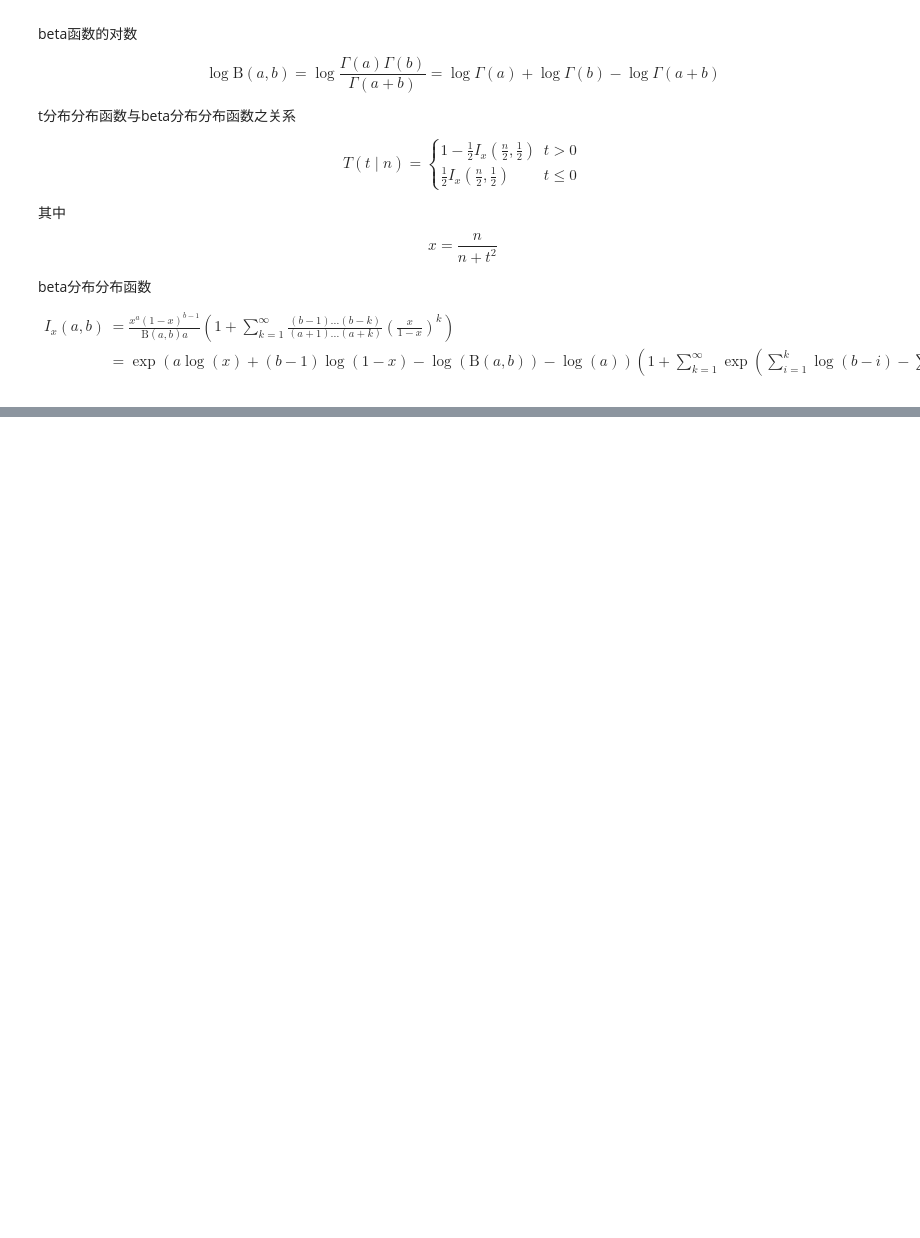
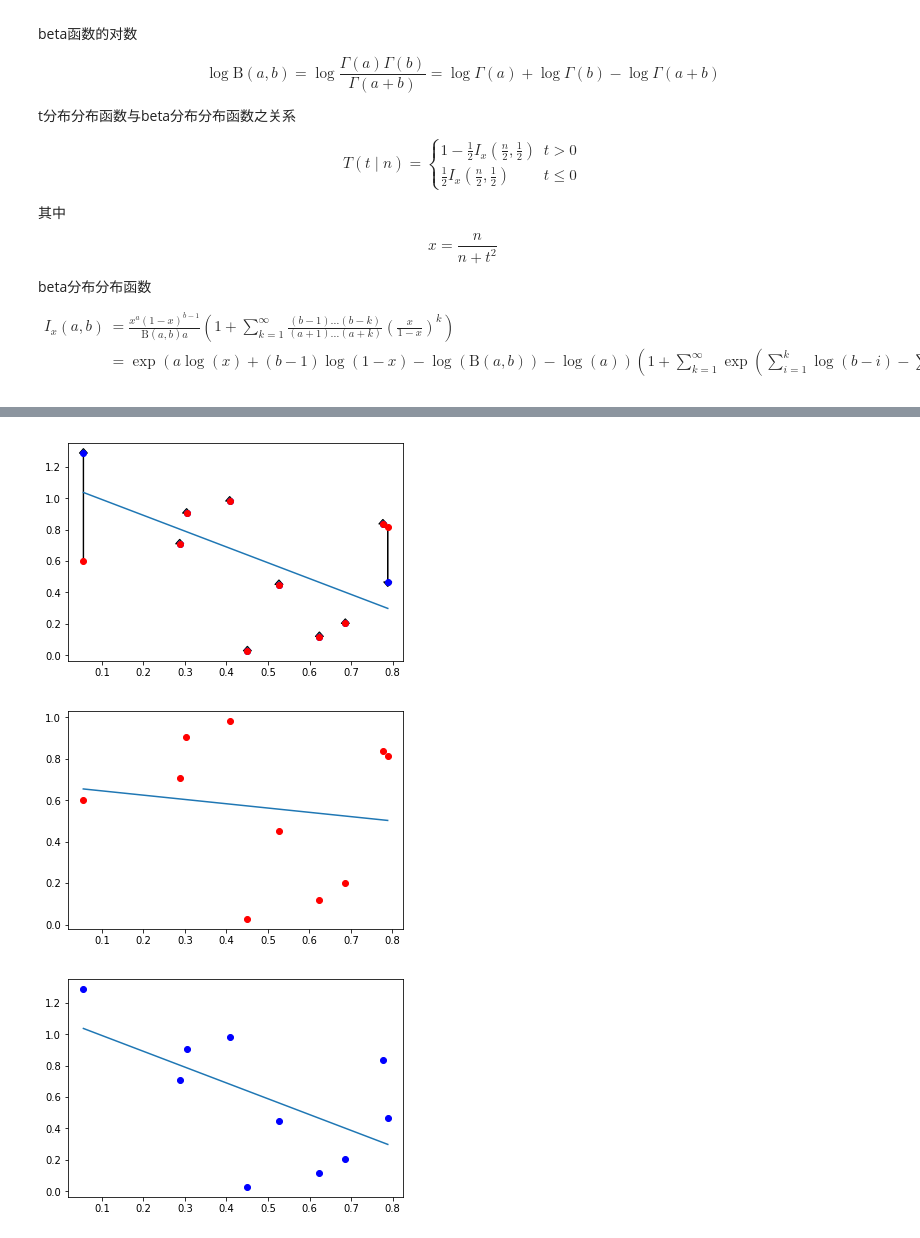
Before and after one commit to yiyuezhuo/Mathematical-statistics, a Jupyter notebook: starcollector.ipynb, the cells around one changed output, grey strips where cells are left out. Cells and saved outputs as stored; diff of their text form; code cells hidden in the pictures; blank space fills up the shorter version.

```diff
--- a/starcollector.ipynb
+++ b/starcollector.ipynb
@@ -523,0 +558,7 @@ show_change(_X,_Y,_X,Y_makeup)
+# %%
+Y_makeup, trace,selected = greedy_make_up(2,np.c_[np.ones(_X.shape[0]),_X],_Y,1)
+show_change(_X,_Y,_X,Y_makeup,line=True)
+# %% [output]
+[figure, added]
+[figure, added]
+[figure, added]
```
Also changed, not shown: parts of 52 cells of this notebook.
